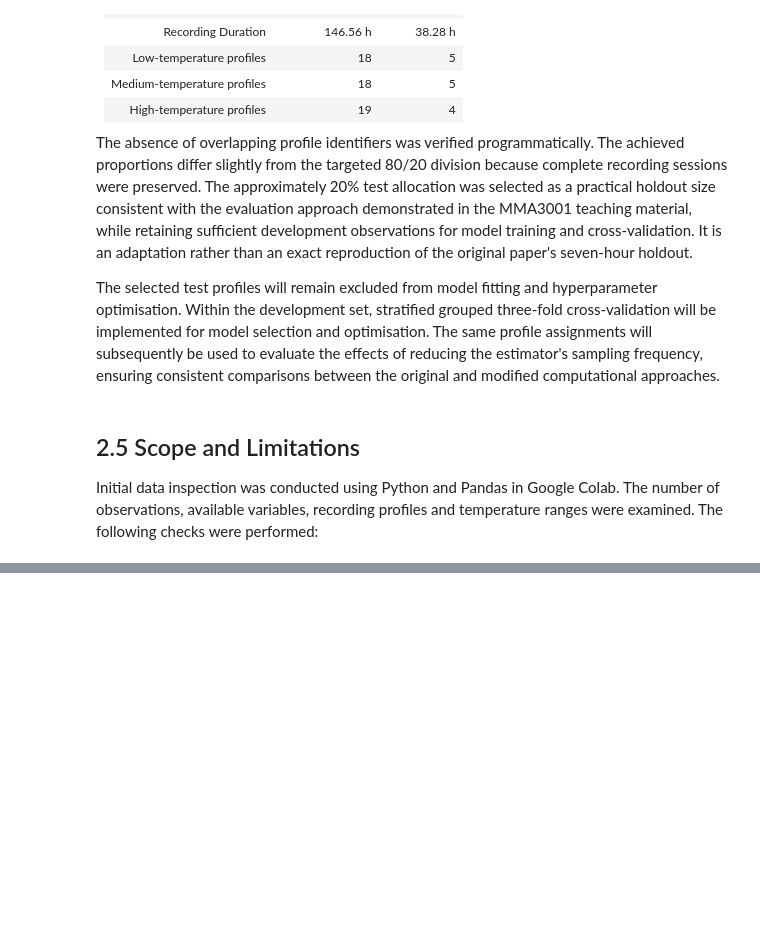
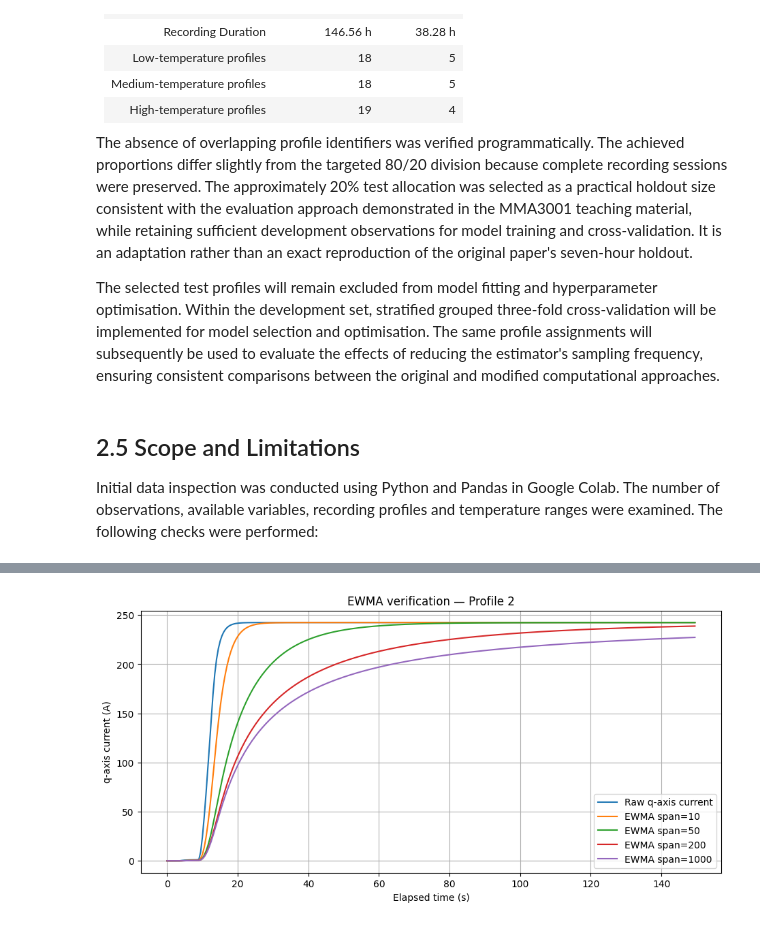
Before and after one commit to Fdau0002/Permanent-Magnet-Temperature-Estimate, a Jupyter notebook: Permanent_Magnet_Temperature_Estimation.ipynb, the cells around one changed output, grey strips where cells are left out. Cells and saved outputs as stored; diff of their text form; code cells hidden in the pictures; blank space fills up the shorter version.

```diff
--- a/Permanent_Magnet_Temperature_Estimation.ipynb
+++ b/Permanent_Magnet_Temperature_Estimation.ipynb
@@ -287,0 +563,35 @@ Initial data inspection was conducted using Python and Pandas in Google Colab. T
+# %%
+
+import matplotlib.pyplot as plt
+
+# Examine one measurement profile
+pid = demo_ids[0]
+
+mask = demo_df["profile_id"] == pid
+time = np.arange(mask.sum()) / 2  # Seconds at 2 Hz
+
+plt.figure(figsize=(11, 5))
+
+plt.plot(
+    time,
+    X_temporal.loc[mask, "i_q"].to_numpy(),
+    label="Raw q-axis current"
+)
+
+for span in [10, 50, 200,1000]:
+    plt.plot(
+        time,
+        X_temporal.loc[
+            mask, f"i_q_ewma_s{span}"
+        ].to_numpy(),
+        label=f"EWMA span={span}"
+    )
+
+plt.xlabel("Elapsed time (s)")
+plt.ylabel("q-axis current (A)")
+plt.title(f"EWMA verification — Profile {pid}")
+plt.legend()
+plt.grid(True)
+plt.show()
+# %% [output]
+[figure, added]
```
Also changed, not shown: parts of 9 cells of this notebook.
